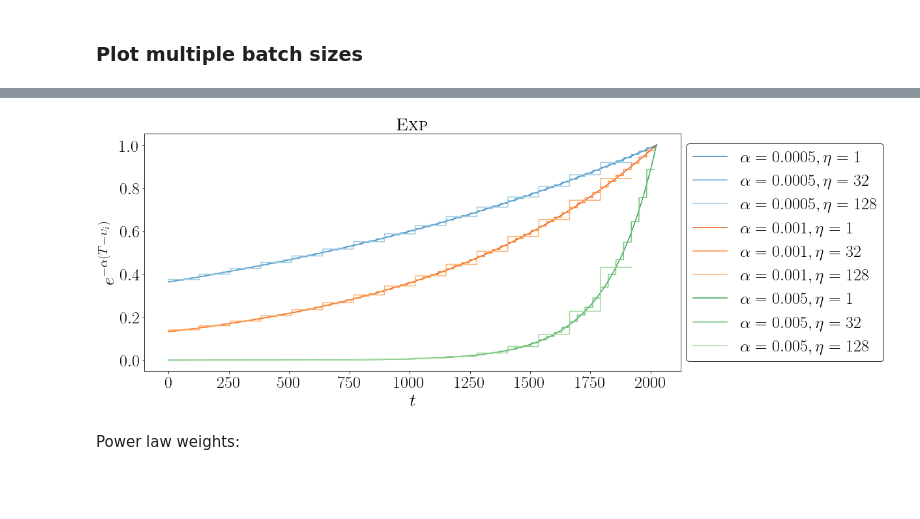
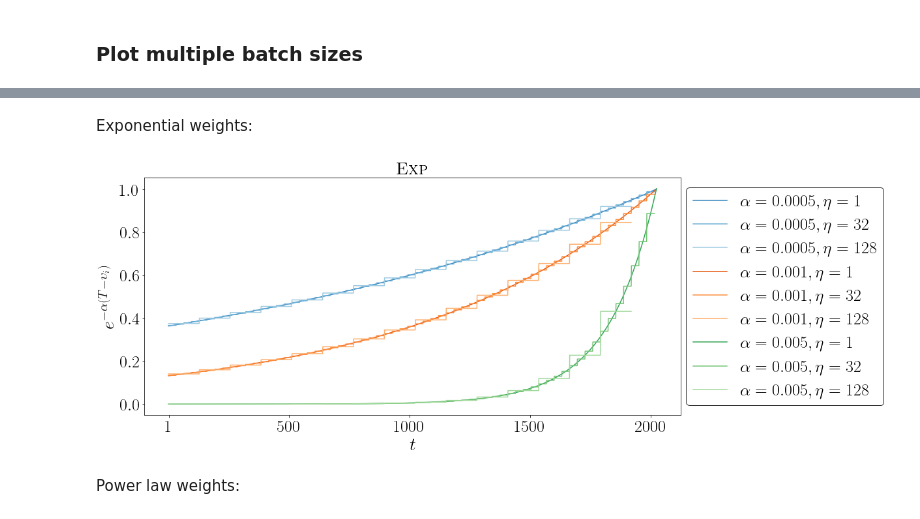
Before and after one commit to johannnamr/Forecasting-Facing-Structural-Breaks-Using-Deep-Sequential-Models, a Jupyter notebook: Code/Plot_WeightedLoss.ipynb, the cells around one changed output, grey strips where cells are left out. Drawn from its saved outputs; the diff is of its cells as text; code cells hidden in the pictures; blank space fills up the shorter version.

```diff
--- a/Code/Plot_WeightedLoss.ipynb
+++ b/Code/Plot_WeightedLoss.ipynb
@@ -123,33 +128,36 @@ Exponential weights:
+# %% [markdown]
+Exponential weights:
 # %%
 batch_size = np.array([1,32,128])
 alpha = np.array([0.0005, 0.001, 0.005])
 # %%
 plt.figure(figsize=(17,6.5))
 add = 0
 for k in range(alpha.shape[0]):
     for j in range(batch_size.shape[0]):
         batch_no = int(obs_total//batch_size[j])
         step = 1
         mean_t = 0
         batch_weights = []
         for i in range(batch_no):
             mean_t = np.mean(np.arange(step,step+batch_size[j]+1)) # mean period of batch
             #batch_weights.append(alpha[k]**(obs_total-mean_t))  # exponential batch weight
             batch_weights.append(np.exp(-alpha[k]*(obs_total-mean_t))) # exponential batch weight
             step += batch_size[j]
         plt.plot(np.repeat(batch_weights,batch_size[j]),label=r'$\alpha=%s, \eta=%s$' % (alpha[k],batch_size[j]), color=cmap(j+add), linestyle='-')
     add += 4
 plt.xlabel(r'$t$')
 plt.ylabel(r'$e^{-\alpha(T-\upsilon_i)}$')
 plt.title(r'\textsc{Exp}')
+plt.xticks([1,500,1000,1500,2000])
 plt.legend(loc=(1.01, 0.04),edgecolor ='black')
 plt.tight_layout()
 plt.savefig(path+'EXPlossweights.pdf', bbox_inches='tight')
 plt.show()
 # %% [output]
-[figure, old version]
+[figure, new version]
-# %% [markdown]
-Power law weights:
+# %% [markdown]
+Power law weights:
 # %%
 batch_size = np.array([1,32,128])
 alpha = np.array([0.1, 0.2, 0.3])
```
Also changed, not shown: parts of 20 cells of this notebook.
